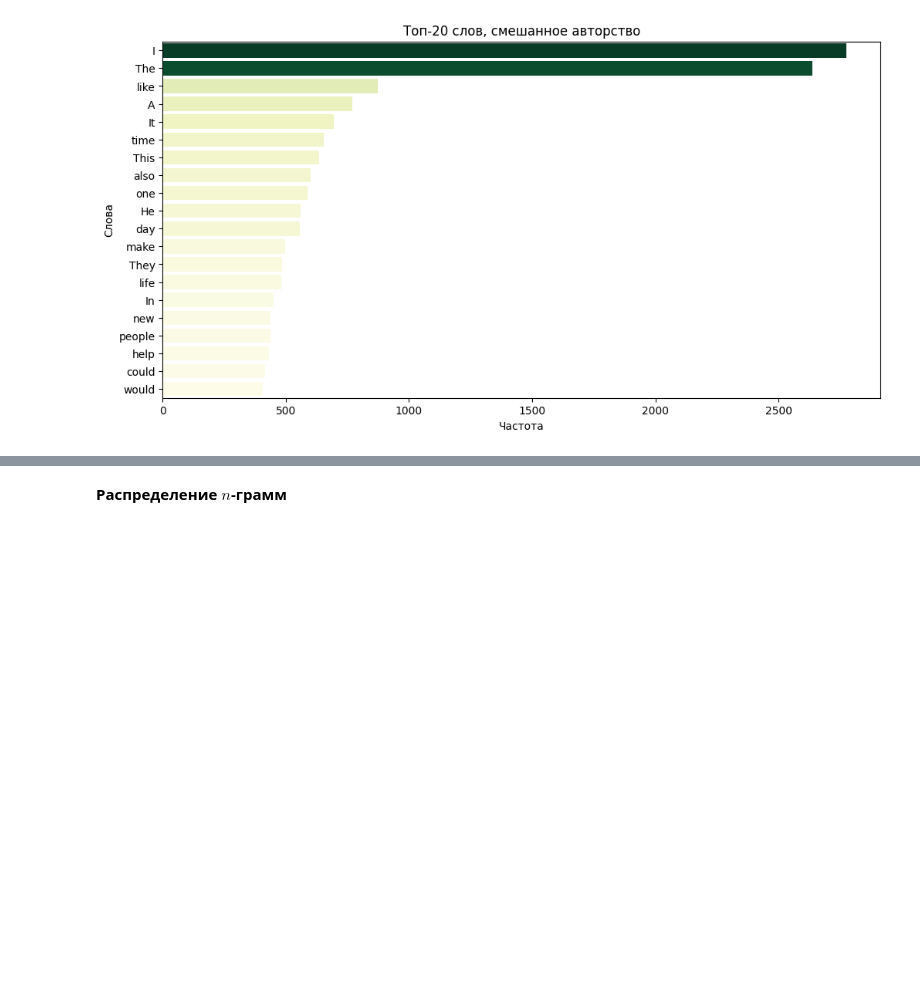
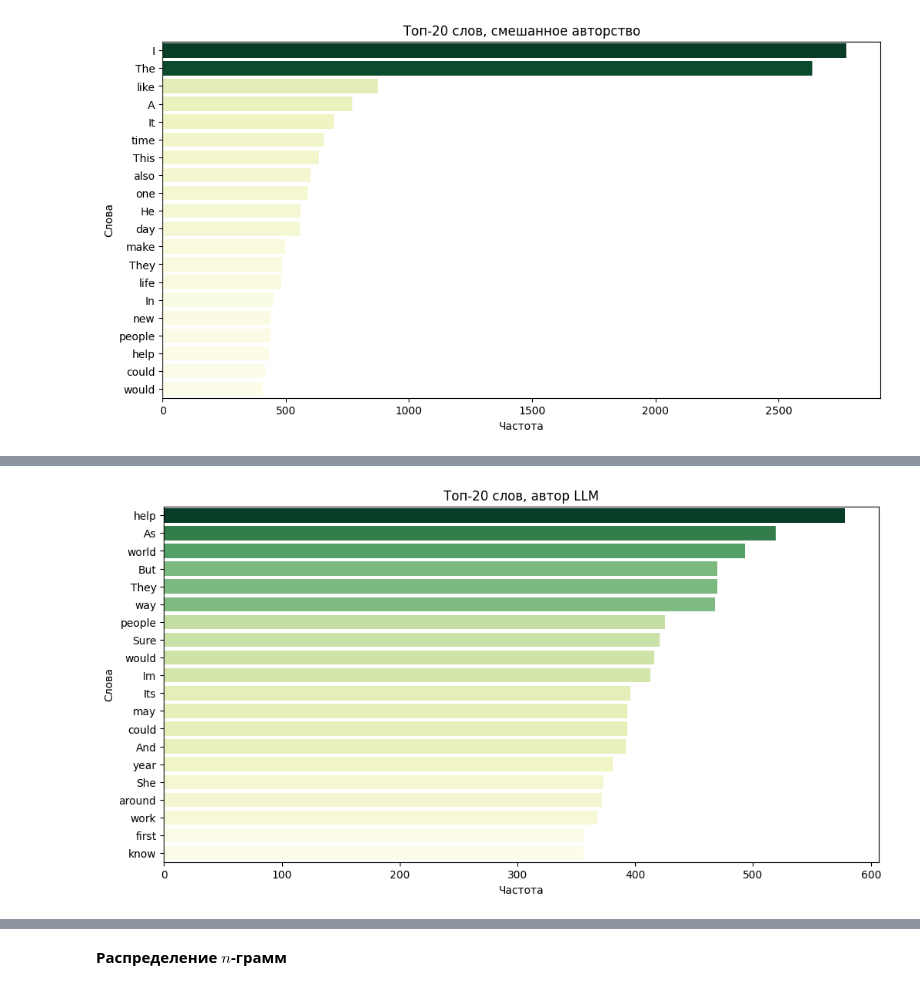
Before and after one commit to aefrt/llm-detection, a Jupyter notebook: eda.ipynb, the cells around one changed output, grey strips where cells are left out. Cells and saved outputs as stored; diff of their text form; code cells hidden in the pictures; blank space fills up the shorter version.

```diff
--- a/eda.ipynb
+++ b/eda.ipynb
@@ -566,0 +608,34 @@ plt.show()
+# %%
+words_to_remove = ['This',
+ 'life',
+ 'like',
+ 'day',
+ 'The',
+ 'also',
+ 'I',
+ 'one',
+ 'In',
+ 'He',
+ 'It',
+ 'make',
+ 'time',
+ 'A',
+ 'new']  # удаляем все с похожим рангом
+
+def remove_words_from_dict(input_dict, words_to_remove):
+    return {k: v for k, v in input_dict.items() if k not in words_to_remove}
+# %%
+dict_llm_cleaned = remove_words_from_dict(dict_llm, words_to_remove)
+dict_mixed_cleaned = remove_words_from_dict(dict_mixed, words_to_remove)
+# %%
+df_dict_llm_cleaned = pd.DataFrame(list(dict_llm_cleaned.items()), columns=['word', 'frequency']).nlargest(20, 'frequency')
+df_dict_mixed_cleaned = pd.DataFrame(list(dict_mixed_cleaned.items()), columns=['word', 'frequency']).nlargest(20, 'frequency')
+# %%
+plt.figure(figsize=(12, 6))
+sns.barplot(x='frequency', y='word', hue='frequency', data=df_dict_llm_cleaned, palette='YlGn', legend=False)
+plt.title('Топ-20 слов, автор LLM')
+plt.xlabel('Частота')
+plt.ylabel('Cлова')
+plt.show()
+# %% [output]
+[figure, added]
```
Also changed, not shown: parts of 19 cells of this notebook, 1 other file.
